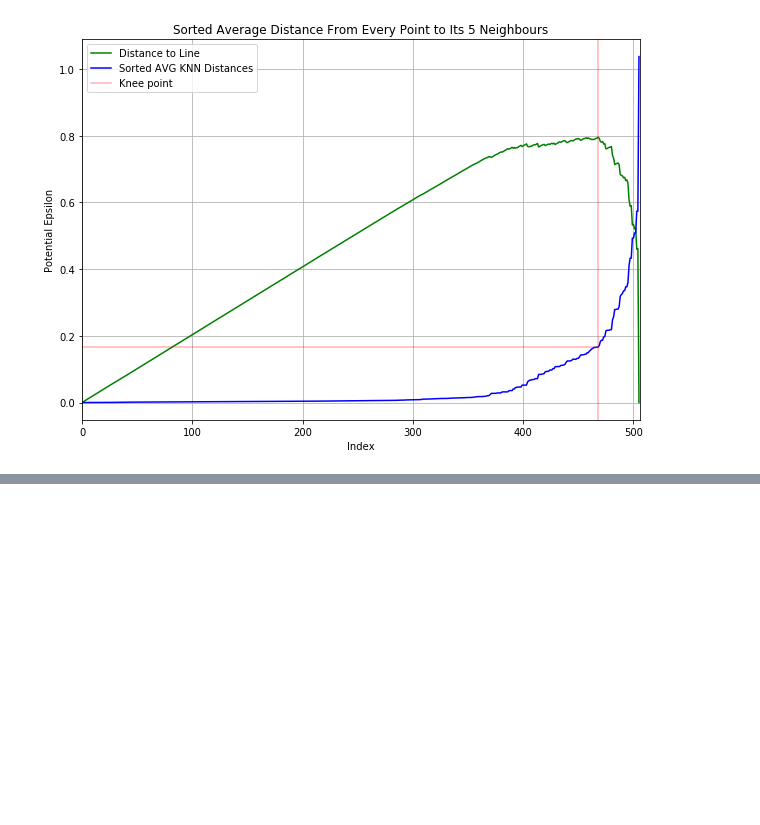
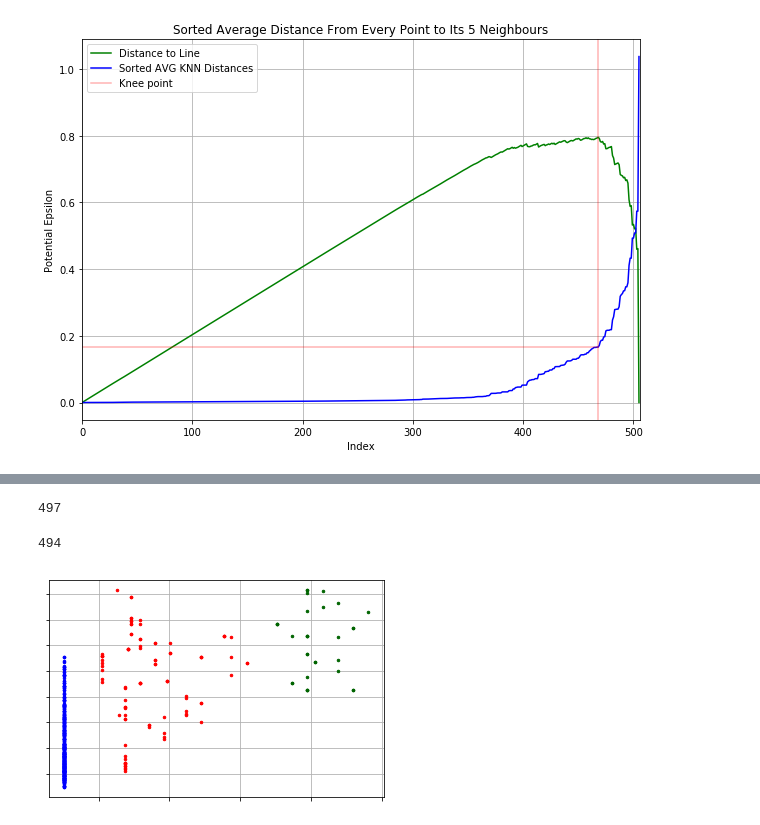
Before and after one commit to v-popov/ds_cheat_sheets, a Jupyter notebook: optics.ipynb, the cells around one changed output, grey strips where cells are left out. Cells and saved outputs as stored; diff of their text form; code cells hidden in the pictures; blank space fills up the shorter version.

Commit message:
optics update, radius selection

```diff
--- a/optics.ipynb
+++ b/optics.ipynb
@@ -173,0 +198,11 @@ plt.grid()
+# %%
+# Run cluster analysis where connectivity radius (eps) is bigger than real.
+optics_instance = optics(x, eps=0.5, minpts=3) # required amount of clusters can be specified via amount_clusters
+
+# Performs cluster analysis.
+optics_instance.process()
+# %%
+# Obtain results of clustering.
+clusters = optics_instance.get_clusters()
+noise = optics_instance.get_noise()
+ordering = optics_instance.get_ordering()
@@ -173,0 +245,15 @@ plt.grid()
+# %%
+len(np.hstack(clusters))
+# %% [output]
+497
+# %%
+len(ordering)
+# %% [output]
+494
+# %%
+# Visualize clustering results.
+visualizer = cluster_visualizer()
+visualizer.append_clusters(clusters, x)
+visualizer.show();
+# %% [output]
+[figure, added]
```
Also changed, not shown: parts of 13 cells of this notebook.
